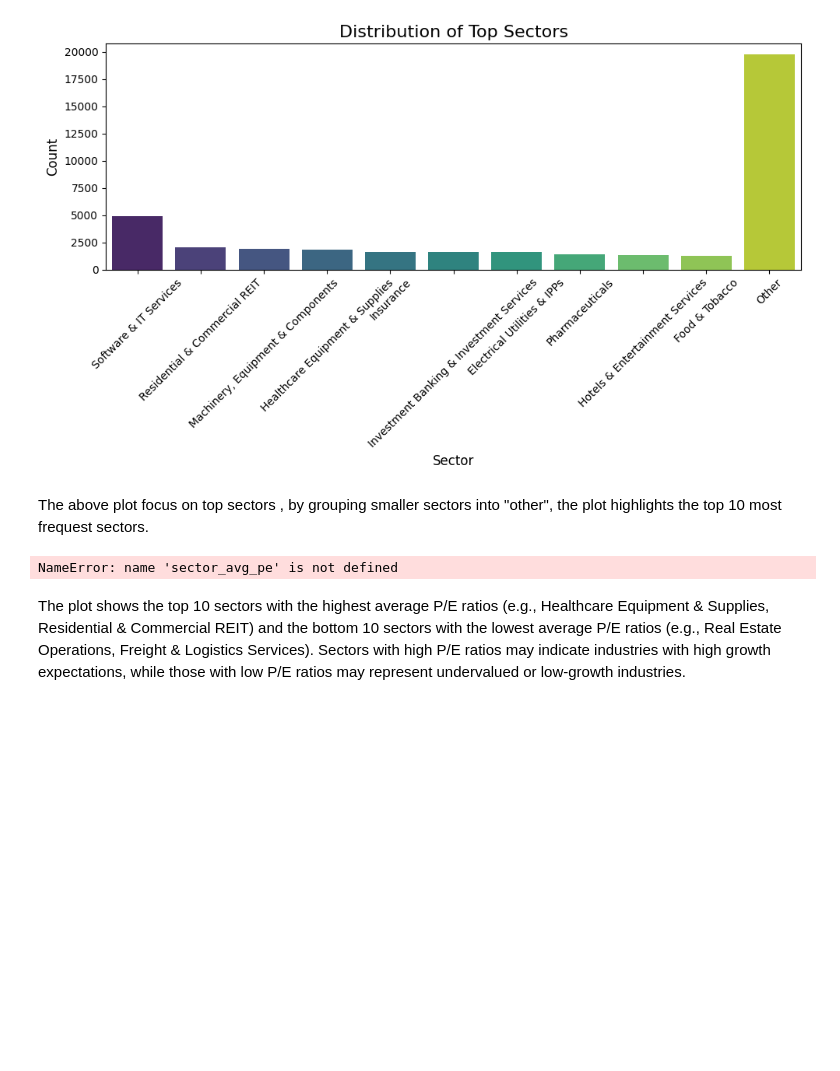
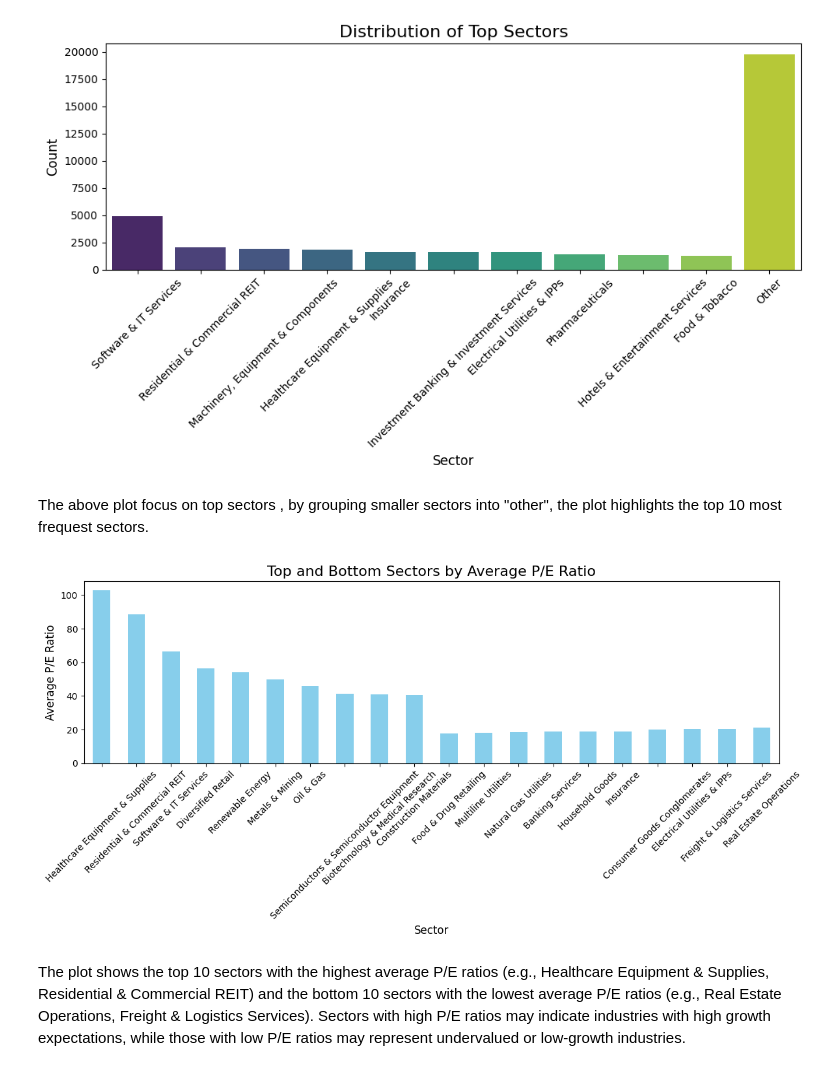
Before and after one commit to amita29patil/team_lambda, a Jupyter notebook: notebooks/03_exploratory_data_analysis.ipynb, the cells around one changed output. Drawn from its saved outputs; the diff is of its cells as text; code cells hidden in the pictures; blank space fills up the shorter version.

```diff
--- a/notebooks/03_exploratory_data_analysis.ipynb
+++ b/notebooks/03_exploratory_data_analysis.ipynb
@@ -393,24 +393,27 @@ Passing `palette` without assigning `hue` is deprecated and will be removed in v
 # %% [markdown]
 The above plot focus on top sectors , by grouping smaller sectors into "other", the plot highlights the top 10 most frequest sectors.
 # %%
+# Calculate the average P/E ratio for each sector
+sector_avg_pe = df.groupby('Sector')['P/E'].mean()
+
 # Select the top 10 and bottom 10 sectors by average P/E ratio
 top_10_sectors = sector_avg_pe.nlargest(10)
 bottom_10_sectors = sector_avg_pe.nsmallest(10)
 
 # Combine top and bottom sectors into one DataFrame
 selected_sectors = pd.concat([top_10_sectors, bottom_10_sectors])
 
 # Plot the selected sectors
 plt.figure(figsize=(12, 6))
 selected_sectors.plot(kind='bar', color='skyblue')
 plt.title("Top and Bottom Sectors by Average P/E Ratio", fontsize=16)
 plt.xlabel("Sector", fontsize=12)
 plt.ylabel("Average P/E Ratio", fontsize=12)
 plt.xticks(rotation=45, fontsize=10)
 plt.tight_layout()
 plt.show()
 # %% [output]
-NameError: name 'sector_avg_pe' is not defined
+[figure, added]
 # %% [markdown]
 The plot shows the top 10 sectors with the highest average P/E ratios (e.g., Healthcare Equipment & Supplies, Residential & Commercial REIT) and the bottom 10 sectors with the lowest average P/E ratios (e.g., Real Estate Operations, Freight & Logistics Services). Sectors with high P/E ratios may indicate industries with high growth expectations, while those with low P/E ratios may represent undervalued or low-growth industries.
 # %%
```
Also changed, not shown: parts of 4 cells of this notebook.
